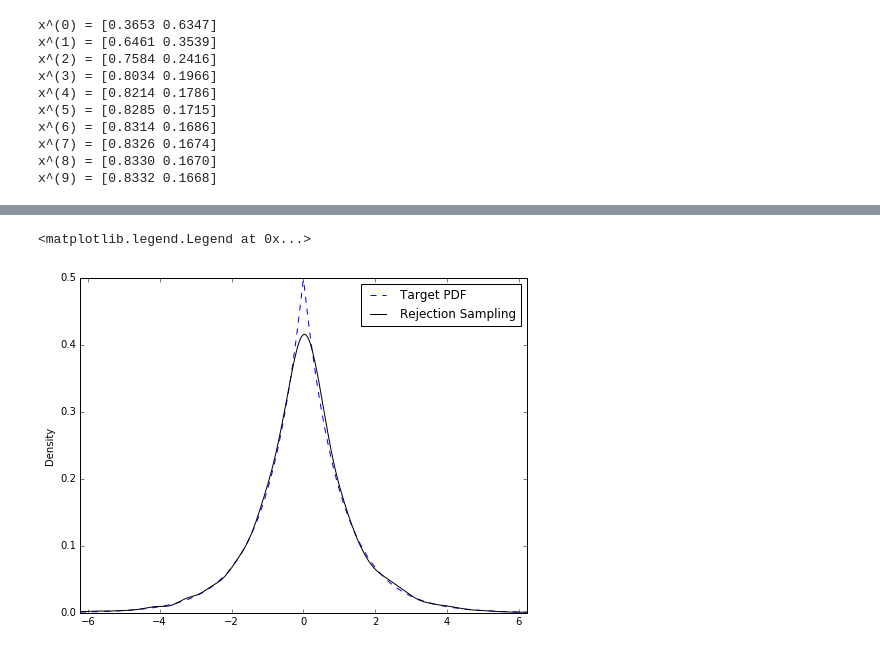
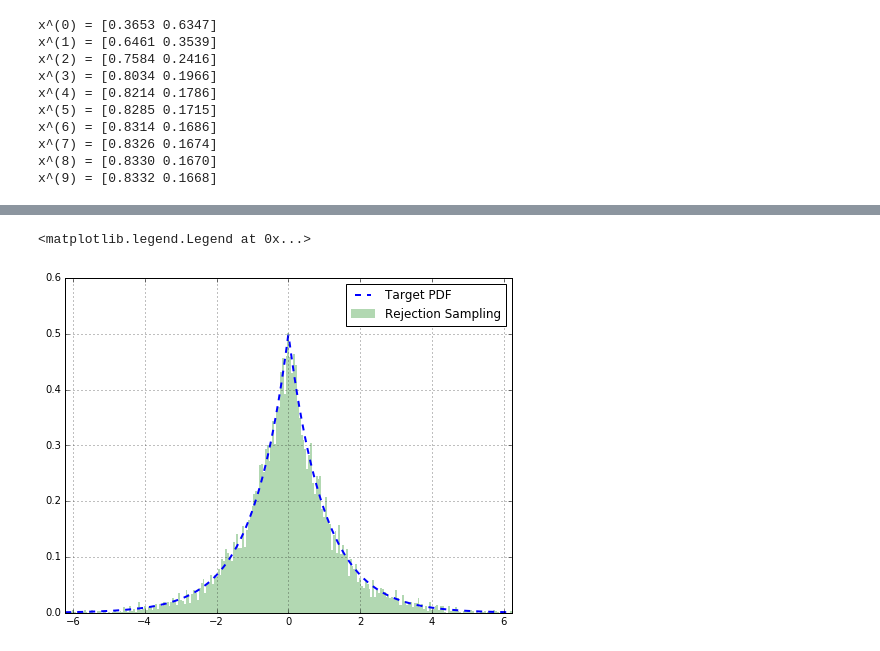
Before and after one commit to bjlkeng/bjlkeng.github.io, a Jupyter notebook: source/posts/markov-chain-monte-carlo-mcmc-and-the-metropolis-hastings-algorithm.ipynb, the cells around one changed output, grey strips where cells are left out. Saved outputs shown, nothing was run; the diff lists cells and outputs as text; code cells hidden in the pictures.

```diff
--- a/source/posts/markov-chain-monte-carlo-mcmc-and-the-metropolis-hastings-algorithm.ipynb
+++ b/source/posts/markov-chain-monte-carlo-mcmc-and-the-metropolis-hastings-algorithm.ipynb
@@ -170,7 +185,8 @@ dg = stats.dgamma(a=1)
 norm = stats.norm(loc=0, scale=2)
 
 # Generate samples for PDF
-x = np.linspace(min(dg.ppf(0.001), norm.ppf(0.001)), max(dg.ppf(0.999), norm.ppf(0.999)), 1000)
+x = np.linspace(min(dg.ppf(0.001), norm.ppf(0.001)),
+                max(dg.ppf(0.999), norm.ppf(0.999)), 1000)
 dg_samples = dg.pdf(x)
 norm_samples = norm.pdf(x)
 
@@ -179,9 +195,10 @@ M = max(dg_samples / norm_samples)
 
 # Plot
 df = pd.DataFrame({'Target': dg_samples, 'Envelope': M * norm_samples}, index=x)
-ax = df.plot(style=['--', '-'], color=['black', 'blue'], figsize=(8,6))
-ax.plot((2, 2), (0, dg.pdf(2)), 'g--')
-ax.plot((2, 2), (dg.pdf(2), M * norm.pdf(2)), 'r--')
+ax = df.plot(style=['--', '-'], color=['black', 'blue'],
+             figsize=(8,6), linewidth=2.0)
+ax.plot((2, 2), (0, dg.pdf(2)), 'g--', linewidth=2.0)
+ax.plot((2, 2), (dg.pdf(2), M * norm.pdf(2)), 'r--', linewidth=2.0)
 ax.text(1.0, 0.20, 'Reject')
 ax.text(1.0, 0.03, 'Accept')
 # %% [output]
@@ -190,20 +213,21 @@ ax.text(1.0, 0.03, 'Accept')
 # %%
 def rejection_sampling():
     while True:
         # Re-use global parameters from above
         x = np.random.normal(0, 2)
         envelope = M * norm.pdf(x)
         p = np.random.uniform(0, envelope)
         if p < dg.pdf(x):
             return x
 
 # Generation samples from rejection sampling algorithm
 samples = [rejection_sampling() for x in range(10000)]
 
-# Plot Gaussian KDE vs. Target PDF (note: KDE will smooth histogram a bit)
-df['Target'].plot(color='blue', style='--', figsize=(8,6))
-pd.Series(samples).plot(kind='kde', color='black', style='-')
+# Plot Histogram vs. Target PDF
+df['Target'].plot(color='blue', style='--', figsize=(8,6), linewidth=2.0)
+pd.Series(samples).hist(bins=300, normed=True, color='green',
+                        alpha=0.3, linewidth=0.0)
 plt.legend(['Target PDF', 'Rejection Sampling'])
 # %% [output]
 <matplotlib.legend.Legend at 0x...>
-[figure, old version]
+[figure, new version]
```
Also changed, not shown: parts of 15 cells of this notebook, 1 other file.
